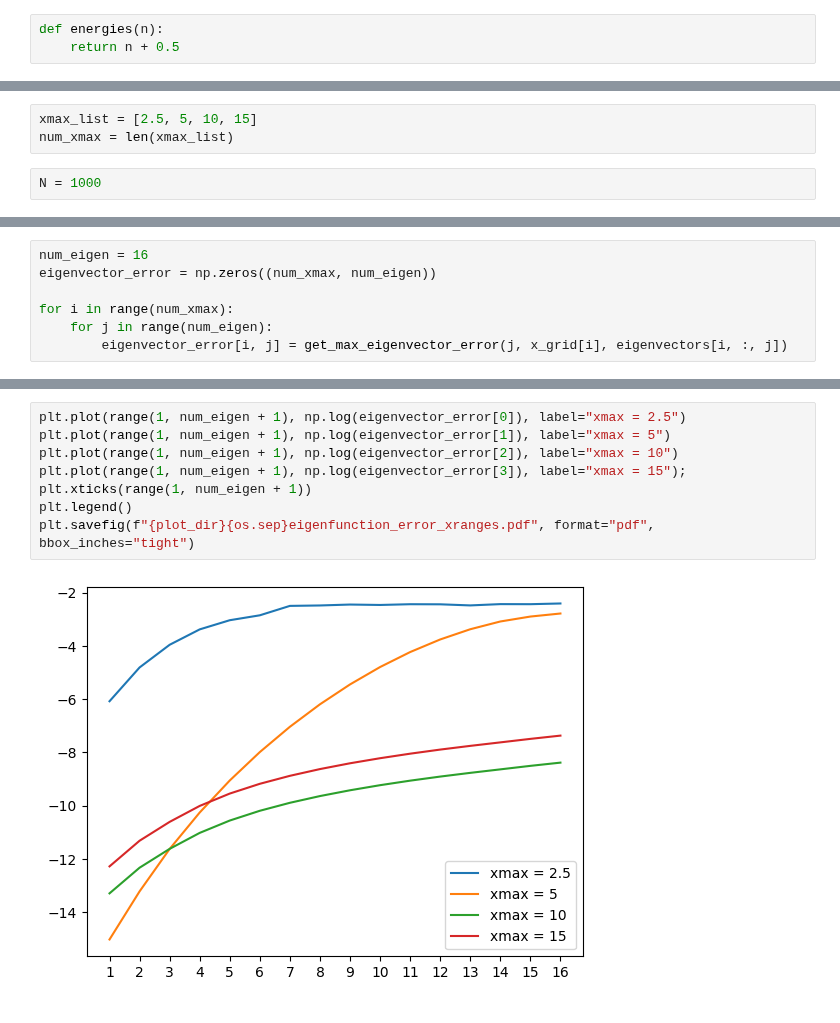
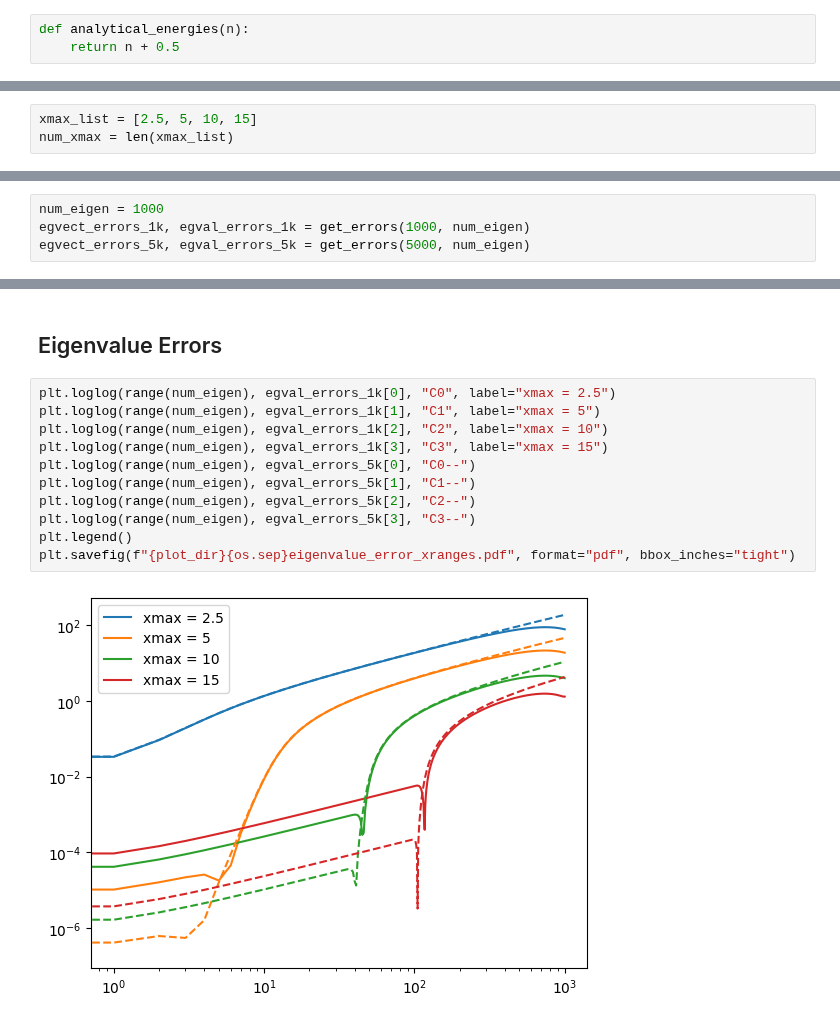
Before and after one commit to jchryssanthacopoulos/quantum_information, a Jupyter notebook: assignment_4/src/analyze_discretization.ipynb, the cells around one changed output, grey strips where cells are left out. Drawn from its saved outputs; the diff is of its cells as text.

Commit message:
Update plots and presentation

```diff
--- a/assignment_4/src/analyze_discretization.ipynb
+++ b/assignment_4/src/analyze_discretization.ipynb
@@ -34,6 +35,6 @@ def wavefunc(n, x):
     return coeff * np.exp(-x ** 2 / 2) * hermite(n)(x)
 # %%
-def energies(n):
+def analytical_energies(n):
     return n + 0.5
 # %%
 def get_max_eigenvector_error(n, x_grid, eigenvector):
@@ -52,6 +53,4 @@ plot_dir = f"..{os.sep}plots"
 # %%
 xmax_list = [2.5, 5, 10, 15]
 num_xmax = len(xmax_list)
-# %%
-N = 1000
 # %%
@@ -65 +75,5 @@ for idx, xmax in enumerate(xmax_list):
+# %%
+num_eigen = 1000
+egvect_errors_1k, egval_errors_1k = get_errors(1000, num_eigen)
+egvect_errors_5k, egval_errors_5k = get_errors(5000, num_eigen)
 # %% [markdown]
@@ -67,7 +80,0 @@ for idx, xmax in enumerate(xmax_list):
-# %%
-num_eigen = 16
-eigenvector_error = np.zeros((num_xmax, num_eigen))
-
-for i in range(num_xmax):
-    for j in range(num_eigen):
-        eigenvector_error[i, j] = get_max_eigenvector_error(j, x_grid[i], eigenvectors[i, :, j])
@@ -74,10 +129,15 @@ for i in range(num_xmax):
+# %% [markdown]
+## Eigenvalue Errors
 # %%
-plt.plot(range(1, num_eigen + 1), np.log(eigenvector_error[0]), label="xmax = 2.5")
-plt.plot(range(1, num_eigen + 1), np.log(eigenvector_error[1]), label="xmax = 5")
-plt.plot(range(1, num_eigen + 1), np.log(eigenvector_error[2]), label="xmax = 10")
-plt.plot(range(1, num_eigen + 1), np.log(eigenvector_error[3]), label="xmax = 15");
-plt.xticks(range(1, num_eigen + 1))
+plt.loglog(range(num_eigen), egval_errors_1k[0], "C0", label="xmax = 2.5")
+plt.loglog(range(num_eigen), egval_errors_1k[1], "C1", label="xmax = 5")
+plt.loglog(range(num_eigen), egval_errors_1k[2], "C2", label="xmax = 10")
+plt.loglog(range(num_eigen), egval_errors_1k[3], "C3", label="xmax = 15")
+plt.loglog(range(num_eigen), egval_errors_5k[0], "C0--")
+plt.loglog(range(num_eigen), egval_errors_5k[1], "C1--")
+plt.loglog(range(num_eigen), egval_errors_5k[2], "C2--")
+plt.loglog(range(num_eigen), egval_errors_5k[3], "C3--")
 plt.legend()
-plt.savefig(f"{plot_dir}{os.sep}eigenfunction_error_xranges.pdf", format="pdf", bbox_inches="tight")
+plt.savefig(f"{plot_dir}{os.sep}eigenvalue_error_xranges.pdf", format="pdf", bbox_inches="tight")
 # %% [output]
-[figure, old version]
+[figure, new version]
```
Also changed, not shown: parts of 13 cells of this notebook, 5 other files.
